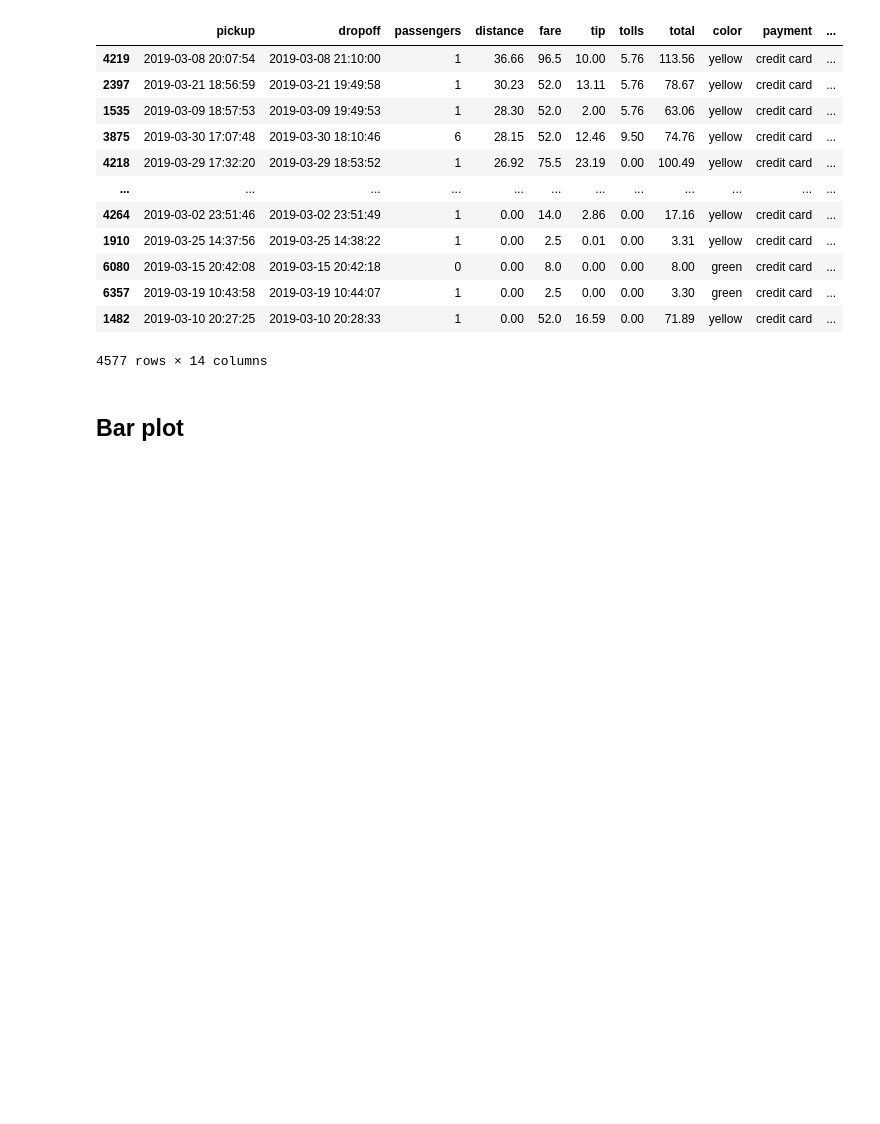
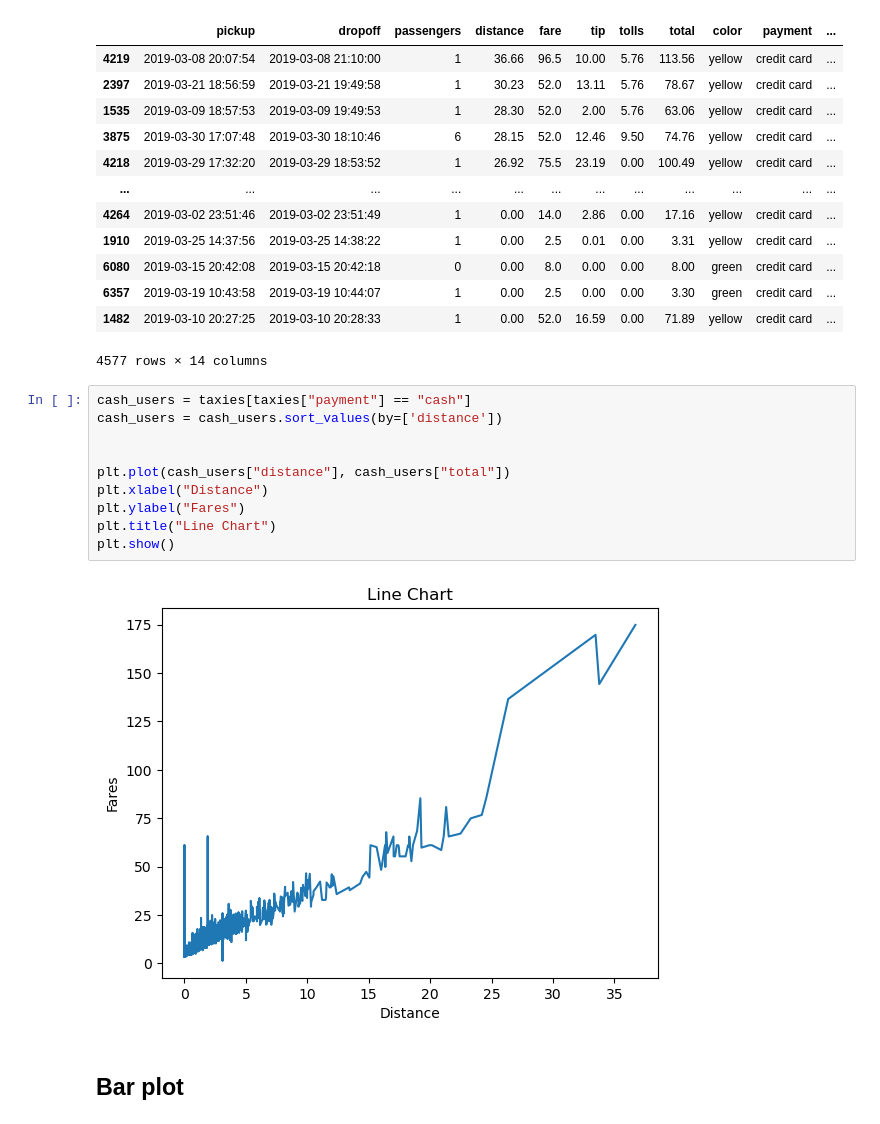
Before and after one commit to chuck-ankit/Python, a Jupyter notebook: Learning/05b_Matplotlib_Seaborn.ipynb, the cells around one changed output. Cells and saved outputs as stored; diff of their text form; blank space fills up the shorter version.

```diff
--- a/Learning/05b_Matplotlib_Seaborn.ipynb
+++ b/Learning/05b_Matplotlib_Seaborn.ipynb
@@ -103,6 +211,18 @@ credit_card_users
 | 6357 | 2019-03-19 10:43:58 | 2019-03-19 10:44:07 | 1 | 0.00 | 2.5 | 0.00 | 0.00 | 3.30 | green | credit card | ... |
 | 1482 | 2019-03-10 20:27:25 | 2019-03-10 20:28:33 | 1 | 0.00 | 52.0 | 16.59 | 0.00 | 71.89 | yellow | credit card | ... |
 4577 rows × 14 columns
+# %%
+cash_users = taxies[taxies["payment"] == "cash"]
+cash_users = cash_users.sort_values(by=['distance'])
+
+
+plt.plot(cash_users["distance"], cash_users["total"])
+plt.xlabel("Distance")
+plt.ylabel("Fares")
+plt.title("Line Chart")
+plt.show()
+# %% [output]
+[figure, added]
 # %% [markdown]
 ## Bar plot
 # %% [markdown]
```
Also changed, not shown: parts of 8 cells of this notebook.
